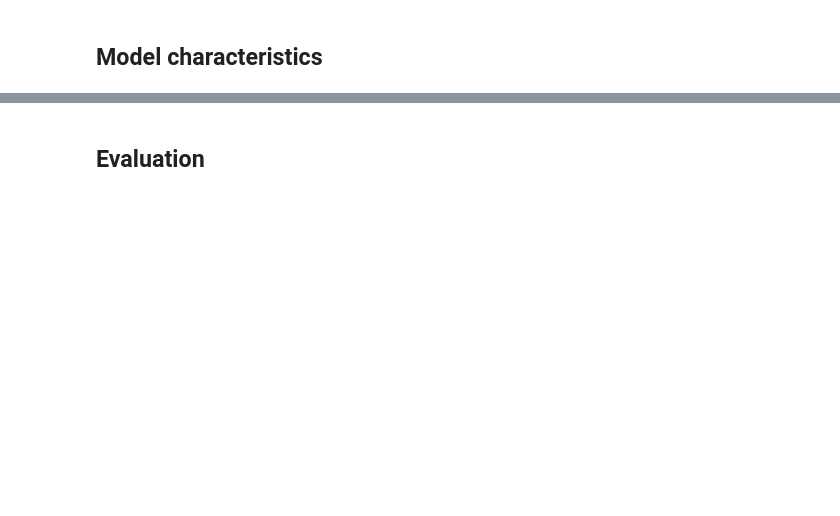
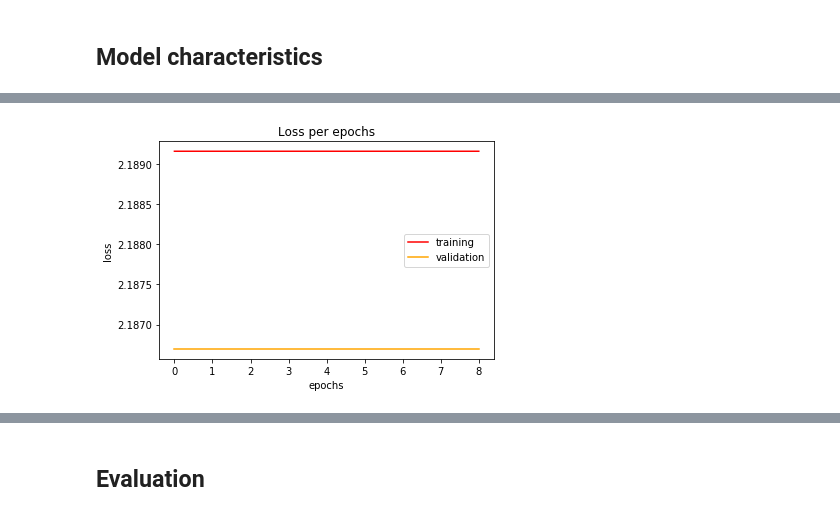
Before and after one commit to ivan-ristovic/Automated-Playlist-Generation, a Jupyter notebook: notebooks/05_NNClassification.ipynb, the cells around one changed output, grey strips where cells are left out. Cells and saved outputs as stored; diff of their text form; code cells hidden in the pictures; blank space fills up the shorter version.

```diff
--- a/notebooks/05_NNClassification.ipynb
+++ b/notebooks/05_NNClassification.ipynb
@@ -62,0 +79,8 @@ _________________________________________________________________
+# %%
+model2 = Sequential()
+model2.add(Dense(units = 100, input_dim = number_of_features, activation = 'relu'))
+model2.add(Dense(units=40, activation='relu'))
+model2.add(Dense(units=40, activation='relu'))
+model2.add(Dense(units = output_size, activation='softmax'))
+model2.compile(optimizer='adam', loss=losses.binary_crossentropy, metrics=['accuracy'])
+model2.summary()
@@ -65 +189,4 @@ _________________________________________________________________
+# %%
+history2 = model2.fit(x_train, y_train, epochs=30, batch_size=64, verbose=0, validation_split=0.3, \
+                    callbacks=[EarlyStopping(patience=8)])
 # %%
@@ -97,0 +229,14 @@ plt.show()
+# %%
+epochs2 = history2.epoch
+# %%
+loss = history2.history['loss']
+validation_loss = history2.history['val_loss']
+plt.title('Loss per epochs')
+plt.xlabel('epochs')
+plt.ylabel('loss')
+plt.plot(epochs2, loss, c='red', label='training')
+plt.plot(epochs2, validation_loss, c='orange', label='validation')
+plt.legend(loc='best')
+plt.show()
+# %% [output]
+[figure, added]
```
Also changed, not shown: parts of 57 cells of this notebook.
